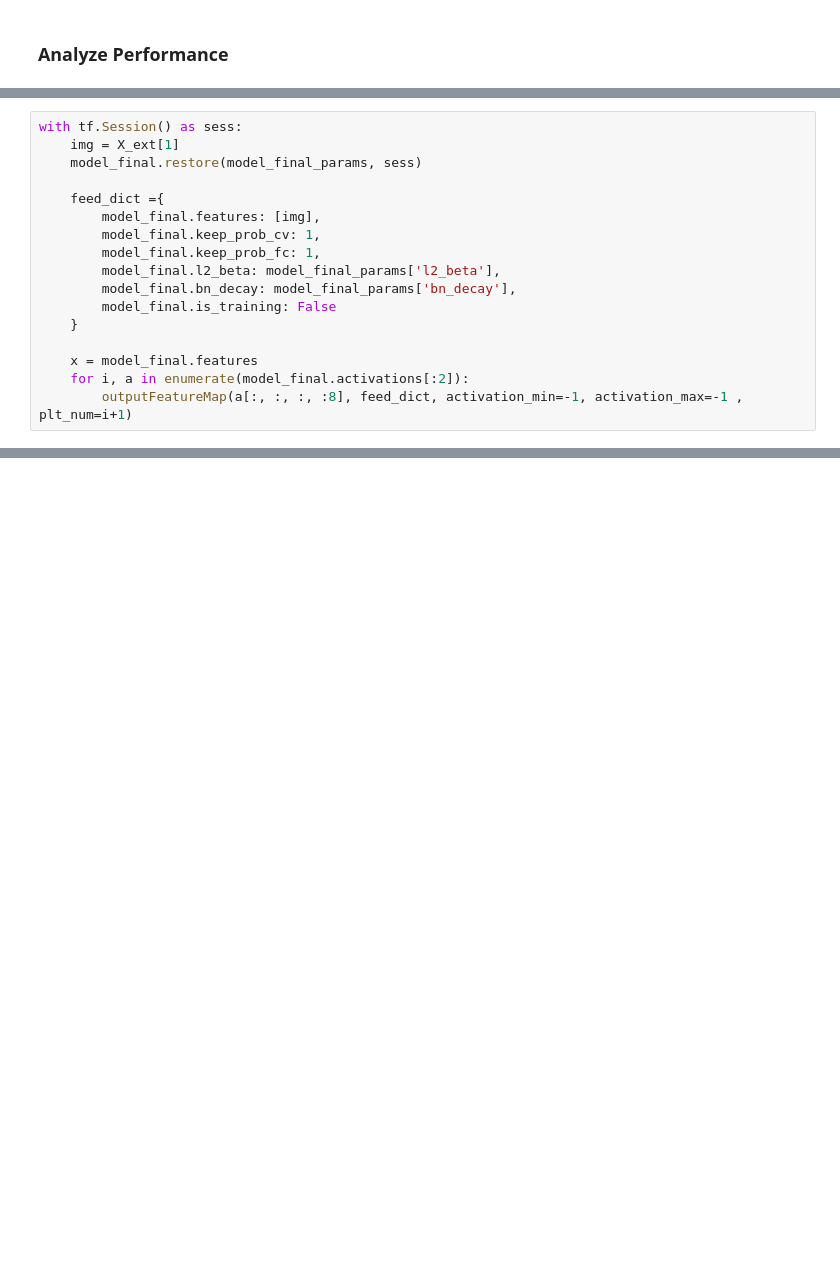
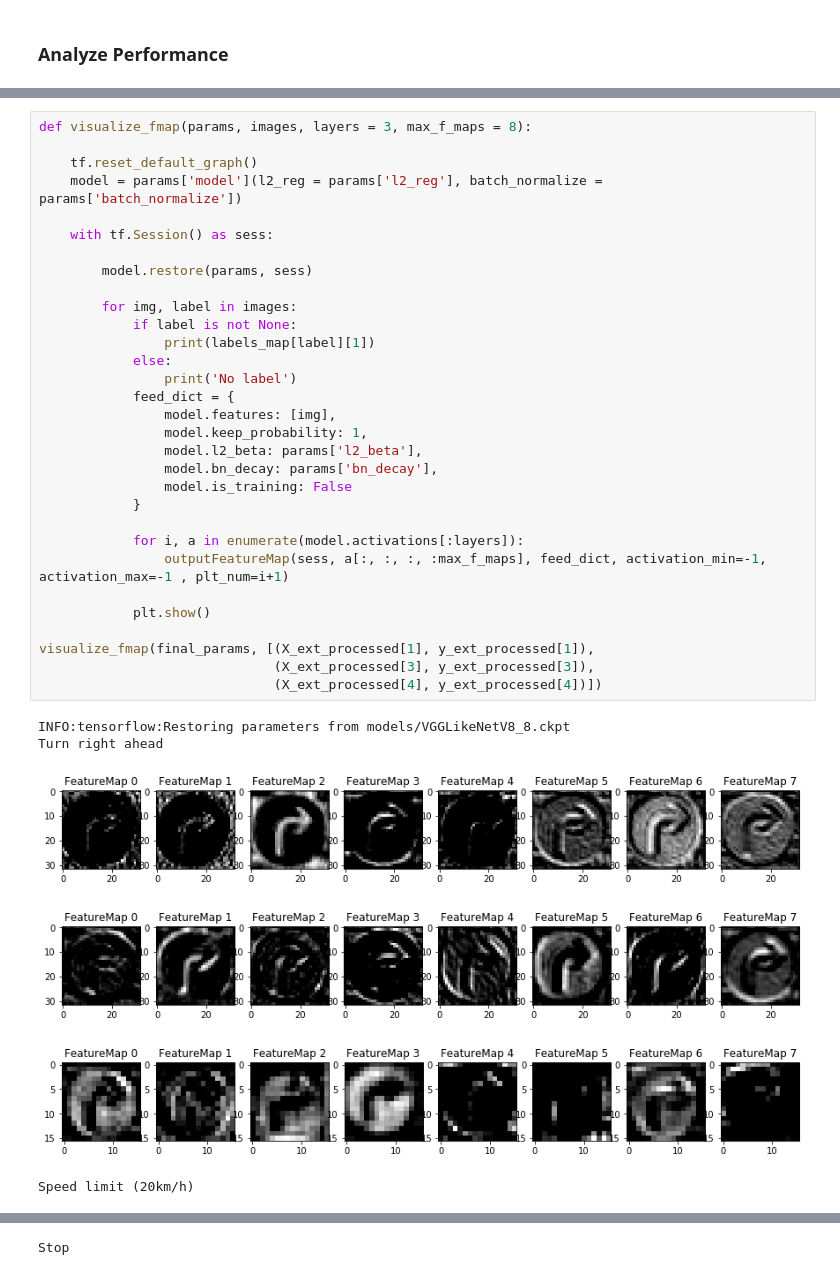
Before and after one commit to marcomarasca/SDCND-Traffic-Sign-Classifier, a Jupyter notebook: Traffic_Sign_Classifier.ipynb, the cells around one changed output, grey strips where cells are left out. Cells and saved outputs as stored; diff of their text form; blank space fills up the shorter version.

```diff
--- a/Traffic_Sign_Classifier.ipynb
+++ b/Traffic_Sign_Classifier.ipynb
@@ -1624,20 +1599,3 @@ def outputFeatureMap(tf_activation, feed_dict, activation_min=-1, activation_max
             plt.imshow(activation[0,:,:, featuremap], interpolation="nearest", vmin=activation_min, cmap="gray")
         else:
             plt.imshow(activation[0,:,:, featuremap], interpolation="nearest", cmap="gray")
-# %%
-with tf.Session() as sess:
-    img = X_ext[1]
-    model_final.restore(model_final_params, sess)
-
-    feed_dict ={
-        model_final.features: [img],
-        model_final.keep_prob_cv: 1,
-        model_final.keep_prob_fc: 1,
-        model_final.l2_beta: model_final_params['l2_beta'],
-        model_final.bn_decay: model_final_params['bn_decay'],
-        model_final.is_training: False
-    }
-
-    x = model_final.features
-    for i, a in enumerate(model_final.activations[:2]):
-        outputFeatureMap(a[:, :, :, :8], feed_dict, activation_min=-1, activation_max=-1 , plt_num=i+1)
@@ -1647,0 +1604,38 @@ INFO:tensorflow:Restoring parameters from models/VGGLikeNetV6_9.ckpt
+# %%
+def visualize_fmap(params, images, layers = 3, max_f_maps = 8):
+
+    tf.reset_default_graph()
+    model = params['model'](l2_reg = params['l2_reg'], batch_normalize = params['batch_normalize'])
+
+    with tf.Session() as sess:
+
+        model.restore(params, sess)
+
+        for img, label in images:
+            if label is not None:
+                print(labels_map[label][1])
+            else:
+                print('No label')
+            feed_dict = {
+                model.features: [img],
+                model.keep_probability: 1,
+                model.l2_beta: params['l2_beta'],
+                model.bn_decay: params['bn_decay'],
+                model.is_training: False
+            }
+
+            for i, a in enumerate(model.activations[:layers]):
+                outputFeatureMap(sess, a[:, :, :, :max_f_maps], feed_dict, activation_min=-1, activation_max=-1 , plt_num=i+1)
+
+            plt.show()
+
+visualize_fmap(final_params, [(X_ext_processed[1], y_ext_processed[1]),
+                              (X_ext_processed[3], y_ext_processed[3]),
+                              (X_ext_processed[4], y_ext_processed[4])])
+# %% [output]
+INFO:tensorflow:Restoring parameters from models/VGGLikeNetV8_8.ckpt
+Turn right ahead
+[figure, added]
+[figure, added]
+[figure, added]
+Speed limit (20km/h)
@@ -1647,0 +1645 @@ INFO:tensorflow:Restoring parameters from models/VGGLikeNetV6_9.ckpt
+Stop
```
Also changed, not shown: parts of 61 cells of this notebook, 5 other files.
